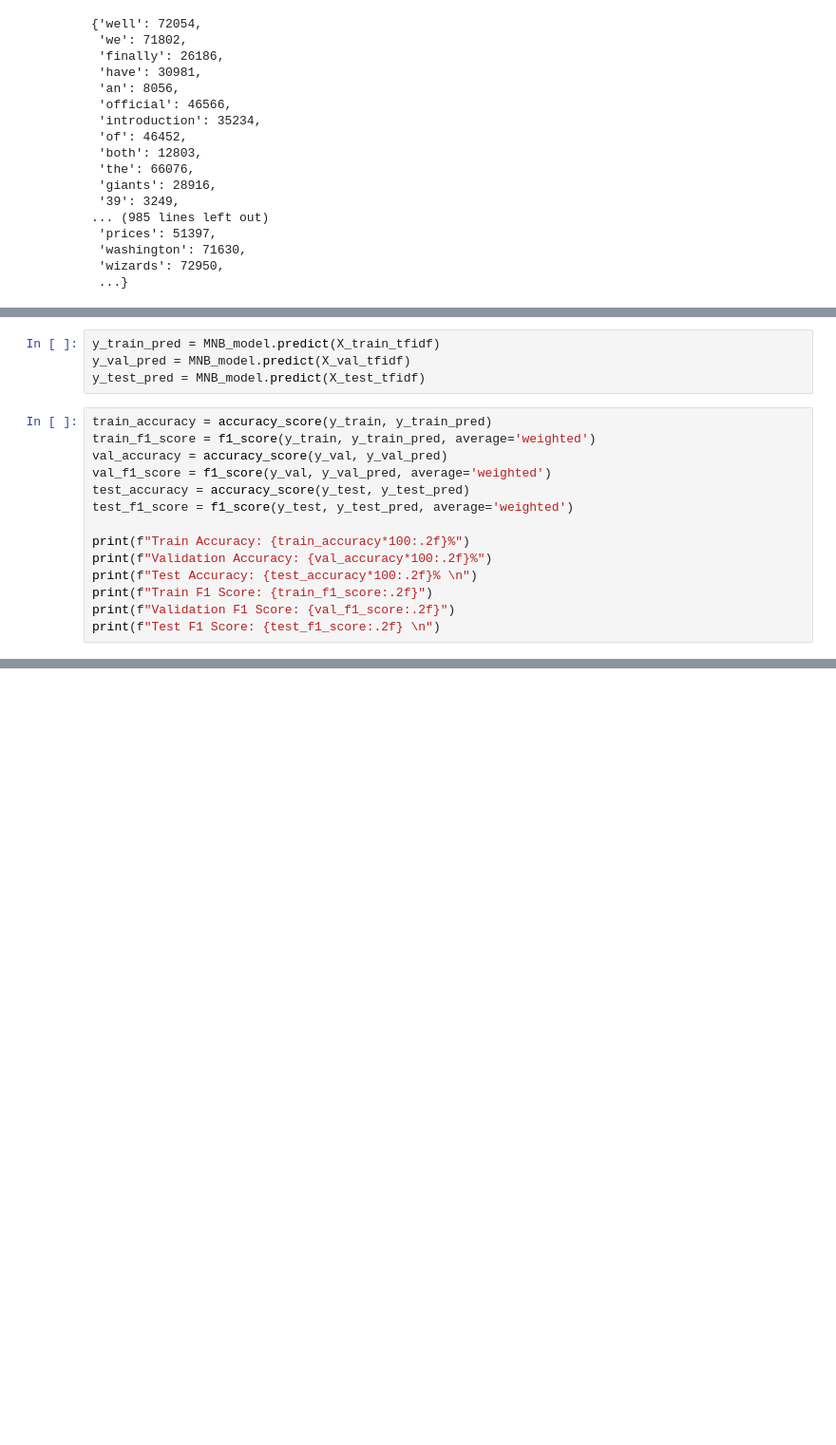
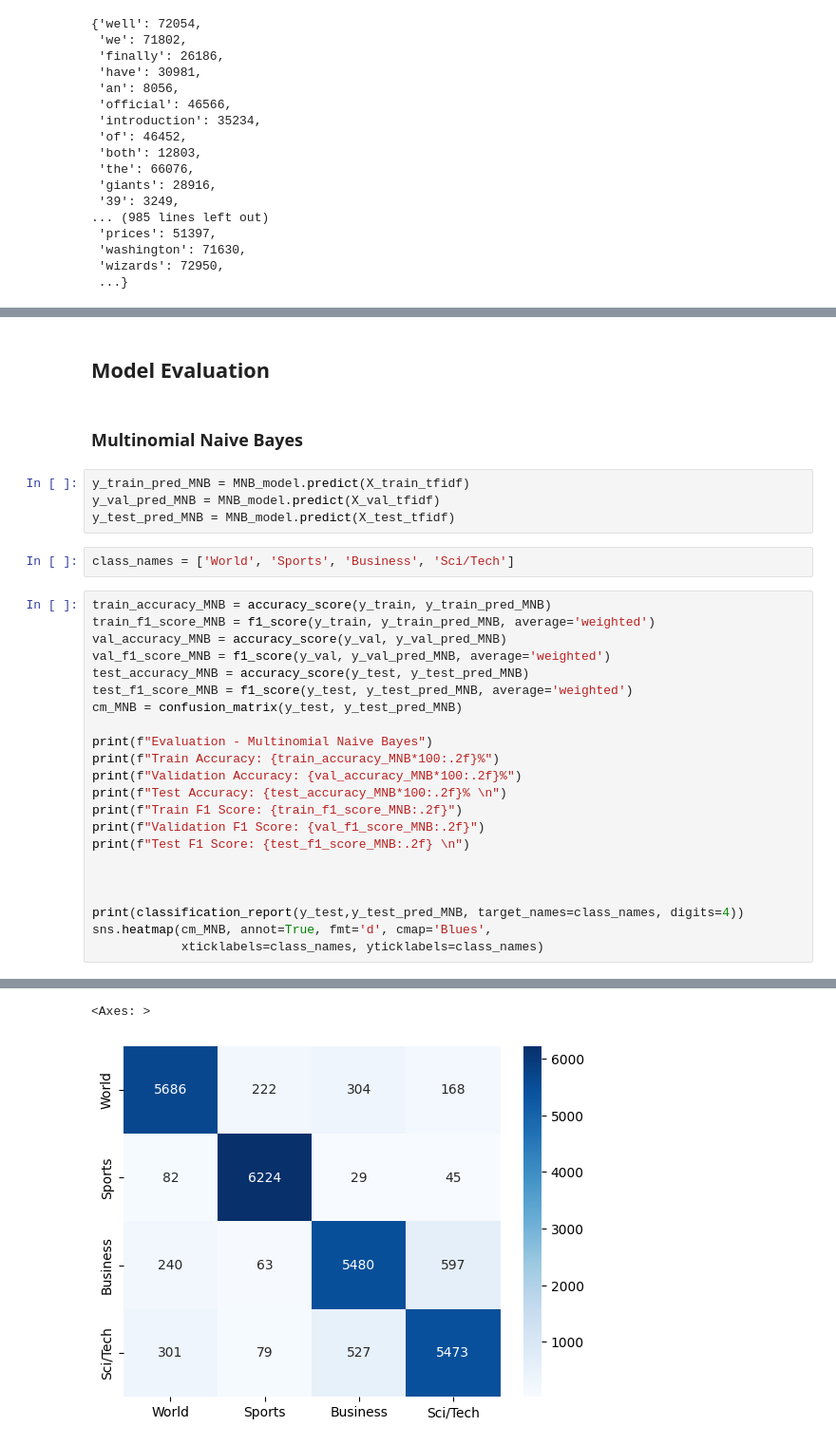
Before and after one commit to Rooneyish/News_Article_Classification, a Jupyter notebook: AG_News_Classification.ipynb, the cells around one changed output, grey strips where cells are left out. Shown at 95% size. Cells and saved outputs as stored; diff of their text form; blank space fills up the shorter version.

```diff
--- a/AG_News_Classification.ipynb
+++ b/AG_News_Classification.ipynb
@@ -203,19 +413,33 @@ MultinomialNB()
+# %% [markdown]
+## Model Evaluation
+# %% [markdown]
+### Multinomial Naive Bayes
 # %%
-y_train_pred = MNB_model.predict(X_train_tfidf)
-y_val_pred = MNB_model.predict(X_val_tfidf)
-y_test_pred = MNB_model.predict(X_test_tfidf)
+y_train_pred_MNB = MNB_model.predict(X_train_tfidf)
+y_val_pred_MNB = MNB_model.predict(X_val_tfidf)
+y_test_pred_MNB = MNB_model.predict(X_test_tfidf)
+# %%
+class_names = ['World', 'Sports', 'Business', 'Sci/Tech']
 # %%
-train_accuracy = accuracy_score(y_train, y_train_pred)
-train_f1_score = f1_score(y_train, y_train_pred, average='weighted')
-val_accuracy = accuracy_score(y_val, y_val_pred)
-val_f1_score = f1_score(y_val, y_val_pred, average='weighted')
-test_accuracy = accuracy_score(y_test, y_test_pred)
-test_f1_score = f1_score(y_test, y_test_pred, average='weighted')
+train_accuracy_MNB = accuracy_score(y_train, y_train_pred_MNB)
+train_f1_score_MNB = f1_score(y_train, y_train_pred_MNB, average='weighted')
+val_accuracy_MNB = accuracy_score(y_val, y_val_pred_MNB)
+val_f1_score_MNB = f1_score(y_val, y_val_pred_MNB, average='weighted')
+test_accuracy_MNB = accuracy_score(y_test, y_test_pred_MNB)
+test_f1_score_MNB = f1_score(y_test, y_test_pred_MNB, average='weighted')
+cm_MNB = confusion_matrix(y_test, y_test_pred_MNB)
 
-print(f"Train Accuracy: {train_accuracy*100:.2f}%")
-print(f"Validation Accuracy: {val_accuracy*100:.2f}%")
-print(f"Test Accuracy: {test_accuracy*100:.2f}% \n")
-print(f"Train F1 Score: {train_f1_score:.2f}")
-print(f"Validation F1 Score: {val_f1_score:.2f}")
-print(f"Test F1 Score: {test_f1_score:.2f} \n")
+print(f"Evaluation - Multinomial Naive Bayes")
+print(f"Train Accuracy: {train_accuracy_MNB*100:.2f}%")
+print(f"Validation Accuracy: {val_accuracy_MNB*100:.2f}%")
+print(f"Test Accuracy: {test_accuracy_MNB*100:.2f}% \n")
+print(f"Train F1 Score: {train_f1_score_MNB:.2f}")
+print(f"Validation F1 Score: {val_f1_score_MNB:.2f}")
+print(f"Test F1 Score: {test_f1_score_MNB:.2f} \n")
+
+
+
+print(classification_report(y_test,y_test_pred_MNB, target_names=class_names, digits=4))
+sns.heatmap(cm_MNB, annot=True, fmt='d', cmap='Blues',
+            xticklabels=class_names, yticklabels=class_names)
 # %% [output]
@@ -228,0 +465,2 @@ Test F1 Score: 0.90
+<Axes: >
+[figure, added]
```
Also changed, not shown: parts of 55 cells of this notebook.
